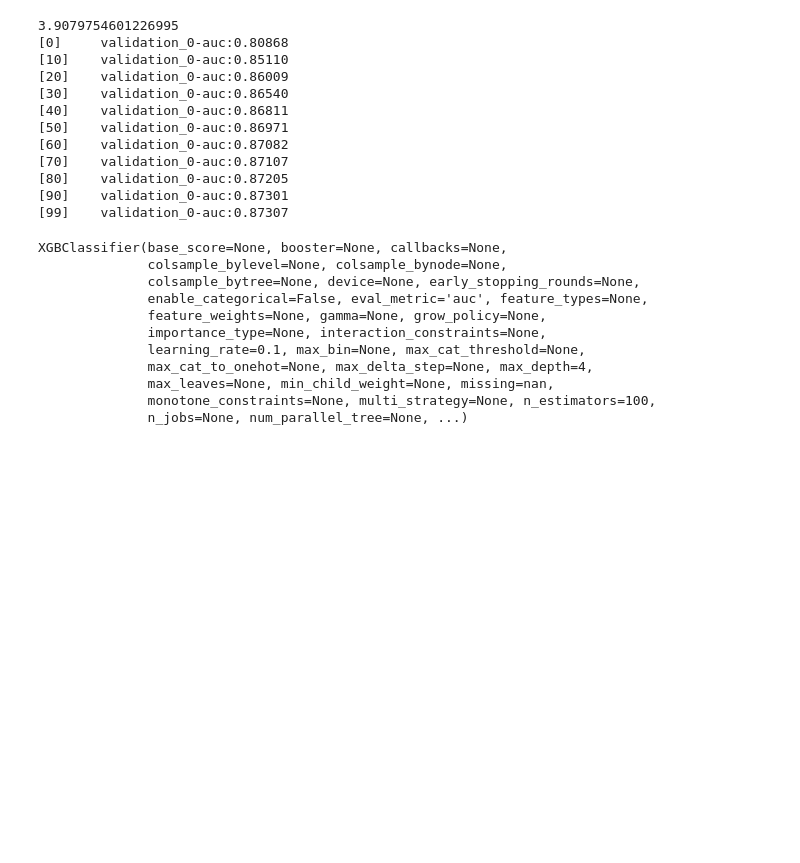
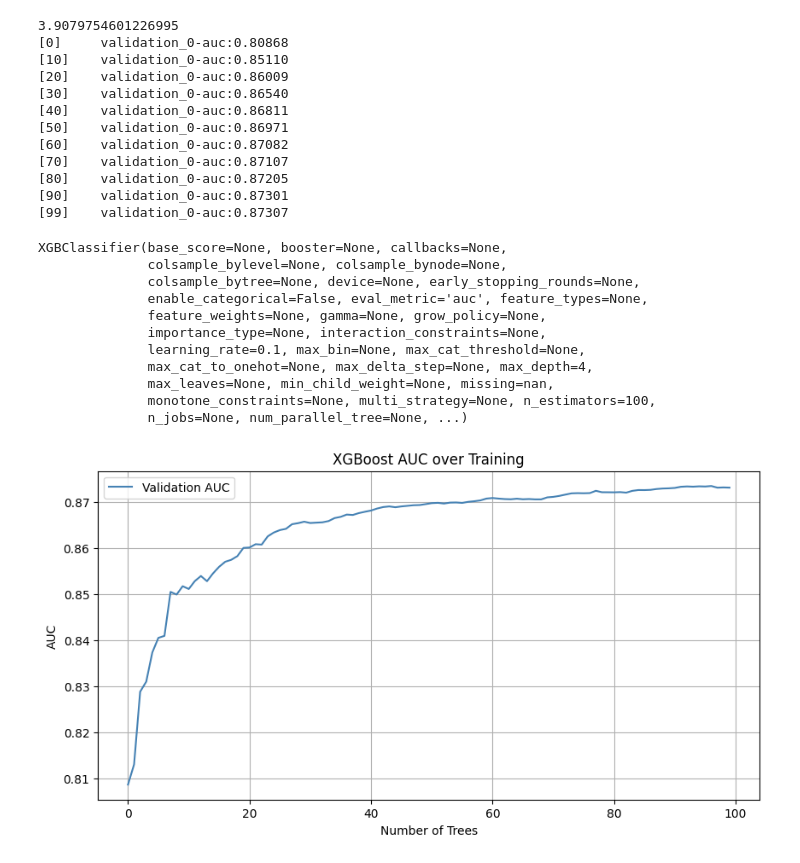
Before and after one commit to Taha-codes/Machine-Learning, a Jupyter notebook: Supervised/Gradient Boosting/Gradient-Boosting.ipynb, the cells around one changed output. Cells and saved outputs as stored; diff of their text form; code cells hidden in the pictures; blank space fills up the shorter version.

```diff
--- a/Supervised/Gradient Boosting/Gradient-Boosting.ipynb
+++ b/Supervised/Gradient Boosting/Gradient-Boosting.ipynb
@@ -189,3 +189,21 @@ XGBClassifier(base_score=None, booster=None, callbacks=None,
               max_leaves=None, min_child_weight=None, missing=nan,
               monotone_constraints=None, multi_strategy=None, n_estimators=100,
               n_jobs=None, num_parallel_tree=None, ...)
+# %%
+import matplotlib.pyplot as plt
+
+# Get the evaluation results
+results = model.evals_result()
+auc_scores = results["validation_0"]["auc"]
+
+# Plot
+plt.figure(figsize=(10, 5))
+plt.plot(auc_scores, label="Validation AUC", color="steelblue")
+plt.xlabel("Number of Trees")
+plt.ylabel("AUC")
+plt.title("XGBoost AUC over Training")
+plt.legend()
+plt.grid(True)
+plt.show()
+# %% [output]
+[figure, added]
```
Also changed, not shown: parts of 5 cells of this notebook.
